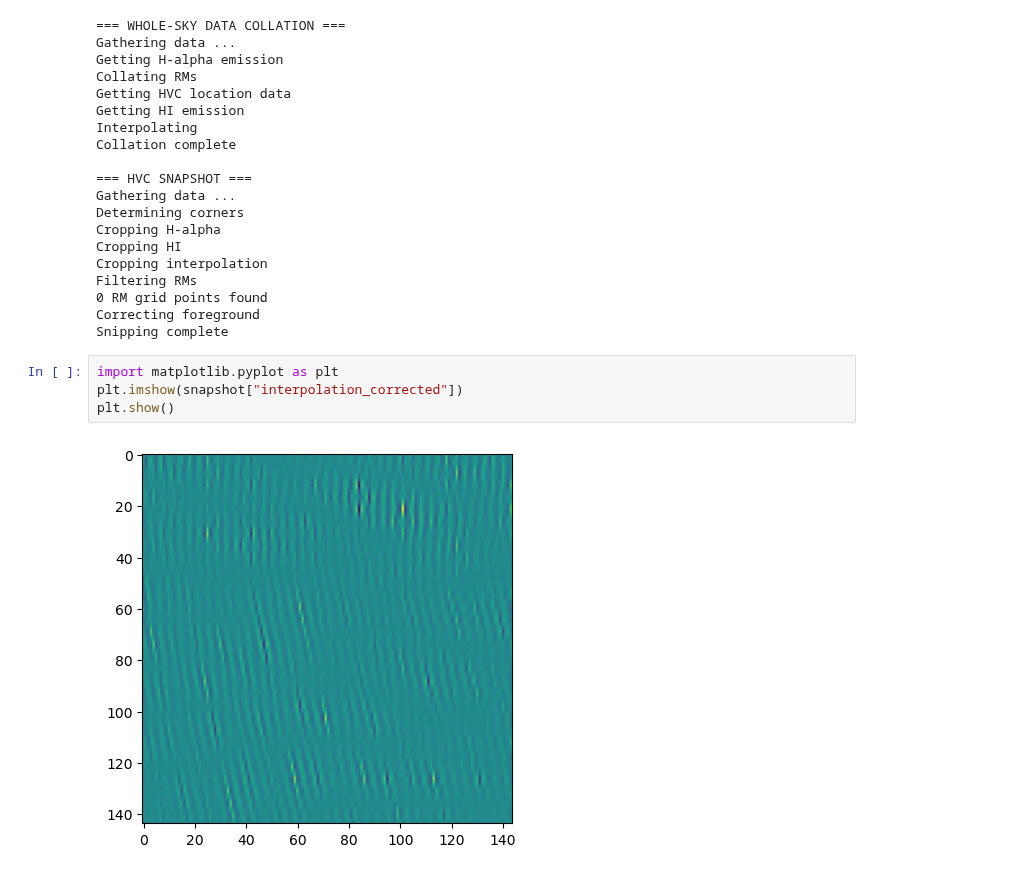
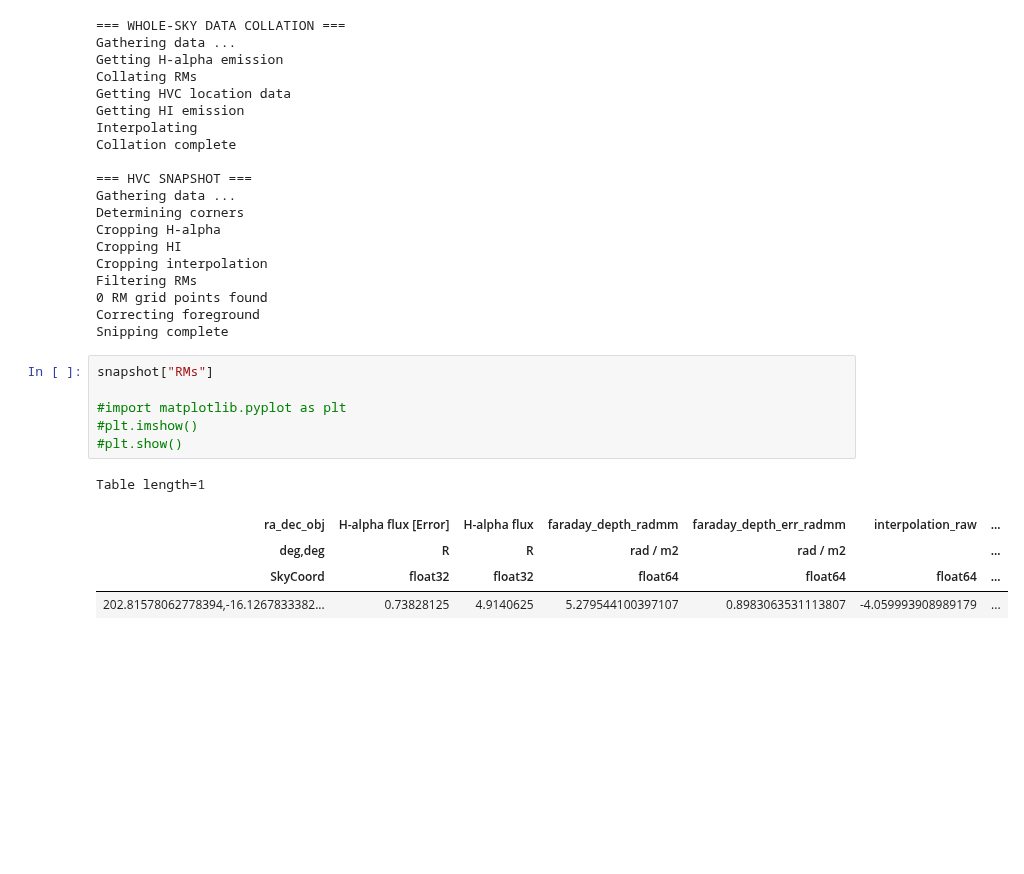
Before and after one commit to Olivex727/hvc-magnetic-honours-programs, a Jupyter notebook: collation/hvc_snapshot.ipynb, the cells around one changed output. Cells and saved outputs as stored; diff of their text form; blank space fills up the shorter version.

```diff
--- a/collation/hvc_snapshot.ipynb
+++ b/collation/hvc_snapshot.ipynb
@@ -354,8 +368,14 @@ Filtering RMs
 Correcting foreground
 Snipping complete
 # %%
-import matplotlib.pyplot as plt
-plt.imshow(snapshot["interpolation_corrected"])
-plt.show()
+snapshot["RMs"]
+
+#import matplotlib.pyplot as plt
+#plt.imshow()
+#plt.show()
 # %% [output]
-[figure, removed]
+Table length=1
+| ra_dec_obj | H-alpha flux [Error] | H-alpha flux | faraday_depth_radmm | faraday_depth_err_radmm | interpolation_raw | ... |
+| deg,deg | R | R | rad / m2 | rad / m2 |  | ... |
+| SkyCoord | float32 | float32 | float64 | float64 | float64 | ... |
+| 202.81578062778394,-16.1267833382... | 0.73828125 | 4.9140625 | 5.279544100397107 | 0.8983063531113807 | -4.059993908989179 | ... |
```
Also changed, not shown: parts of 3 cells of this notebook, 2 other files.
